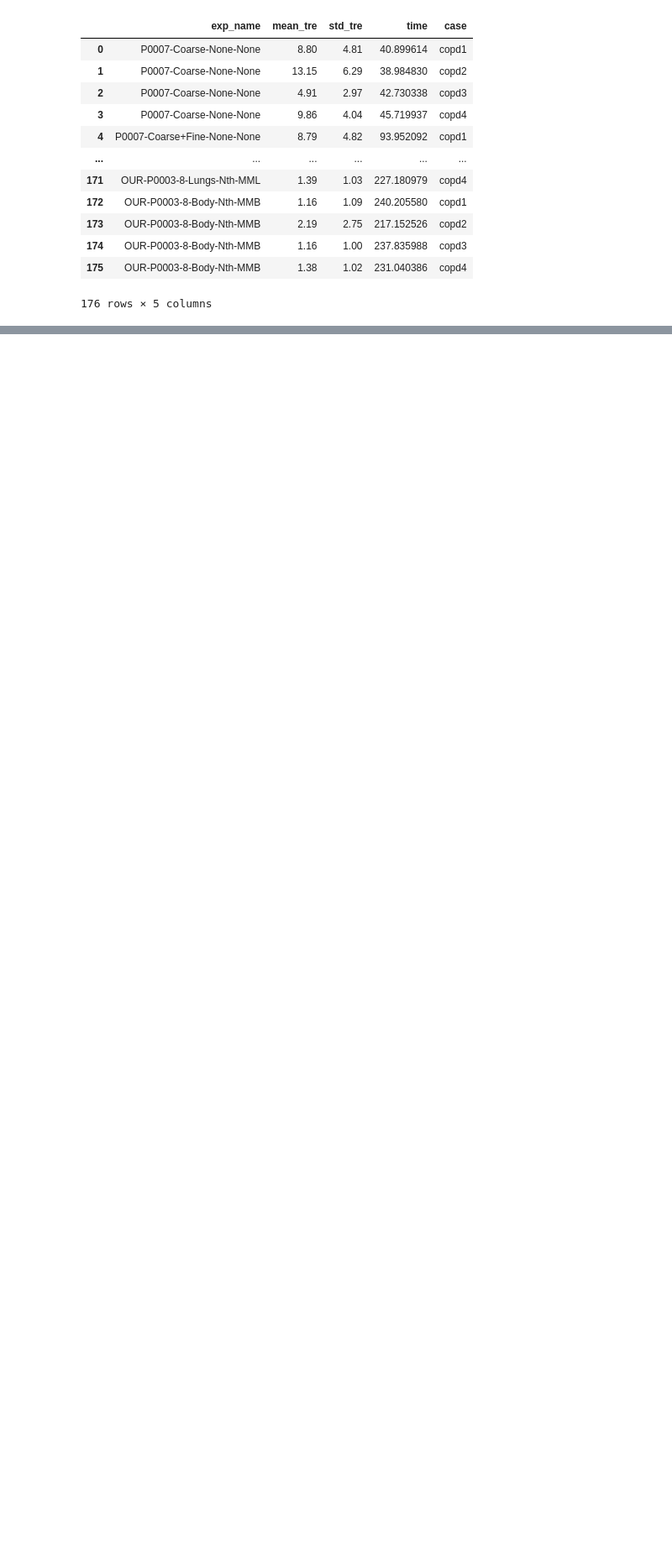
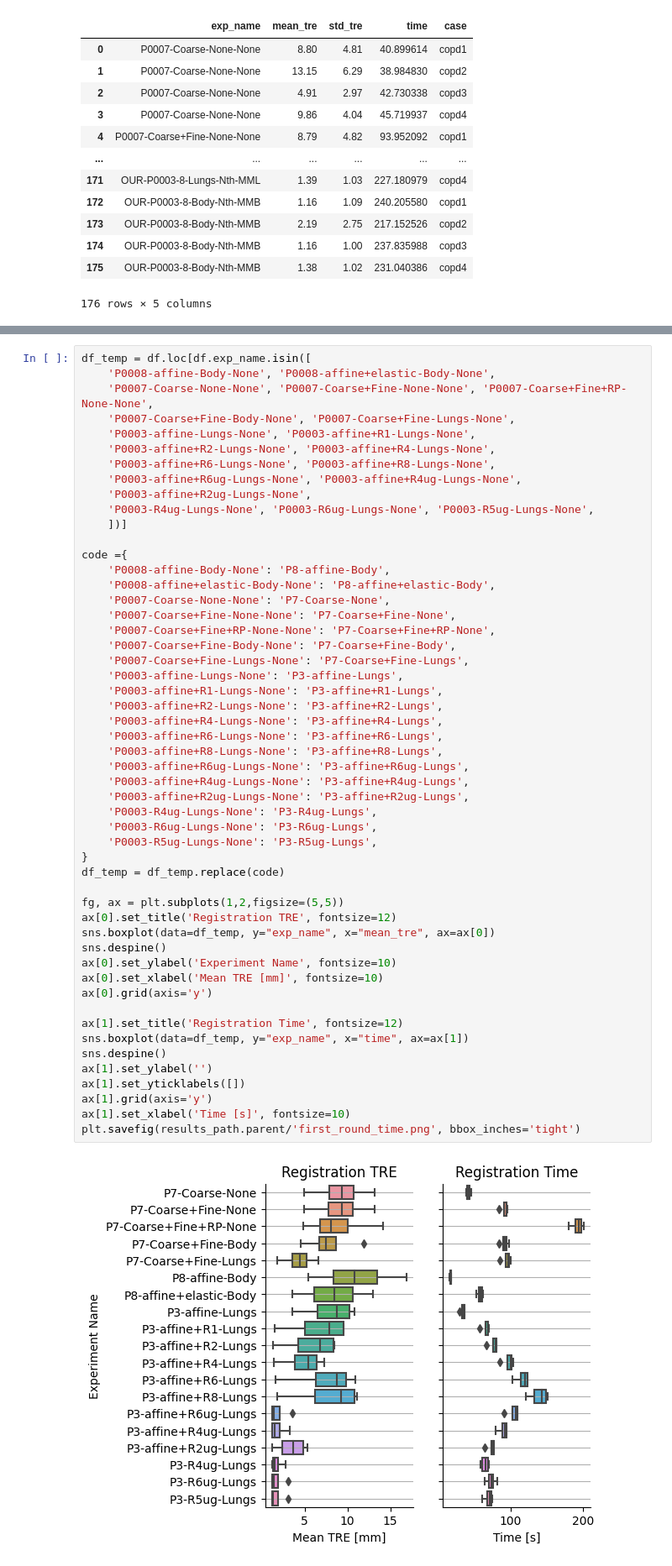
Before and after one commit to joaco18/mira_final_project, a Jupyter notebook: notebooks/develop_elastix.ipynb, the cells around one changed output, grey strips where cells are left out. Shown at 84% size. Cells and saved outputs as stored; diff of their text form; blank space fills up the shorter version.

```diff
--- a/notebooks/develop_elastix.ipynb
+++ b/notebooks/develop_elastix.ipynb
@@ -1997,0 +2074,54 @@ df
+# %%
+df_temp = df.loc[df.exp_name.isin([
+    'P0008-affine-Body-None', 'P0008-affine+elastic-Body-None',
+    'P0007-Coarse-None-None', 'P0007-Coarse+Fine-None-None', 'P0007-Coarse+Fine+RP-None-None',
+    'P0007-Coarse+Fine-Body-None', 'P0007-Coarse+Fine-Lungs-None',
+    'P0003-affine-Lungs-None', 'P0003-affine+R1-Lungs-None',
+    'P0003-affine+R2-Lungs-None', 'P0003-affine+R4-Lungs-None',
+    'P0003-affine+R6-Lungs-None', 'P0003-affine+R8-Lungs-None',
+    'P0003-affine+R6ug-Lungs-None', 'P0003-affine+R4ug-Lungs-None',
+    'P0003-affine+R2ug-Lungs-None',
+    'P0003-R4ug-Lungs-None', 'P0003-R6ug-Lungs-None', 'P0003-R5ug-Lungs-None',
+    ])]
+
+code ={
+    'P0008-affine-Body-None': 'P8-affine-Body',
+    'P0008-affine+elastic-Body-None': 'P8-affine+elastic-Body',
+    'P0007-Coarse-None-None': 'P7-Coarse-None',
+    'P0007-Coarse+Fine-None-None': 'P7-Coarse+Fine-None',
+    'P0007-Coarse+Fine+RP-None-None': 'P7-Coarse+Fine+RP-None',
+    'P0007-Coarse+Fine-Body-None': 'P7-Coarse+Fine-Body',
+    'P0007-Coarse+Fine-Lungs-None': 'P7-Coarse+Fine-Lungs',
+    'P0003-affine-Lungs-None': 'P3-affine-Lungs',
+    'P0003-affine+R1-Lungs-None': 'P3-affine+R1-Lungs',
+    'P0003-affine+R2-Lungs-None': 'P3-affine+R2-Lungs',
+    'P0003-affine+R4-Lungs-None': 'P3-affine+R4-Lungs',
+    'P0003-affine+R6-Lungs-None': 'P3-affine+R6-Lungs',
+    'P0003-affine+R8-Lungs-None': 'P3-affine+R8-Lungs',
+    'P0003-affine+R6ug-Lungs-None': 'P3-affine+R6ug-Lungs',
+    'P0003-affine+R4ug-Lungs-None': 'P3-affine+R4ug-Lungs',
+    'P0003-affine+R2ug-Lungs-None': 'P3-affine+R2ug-Lungs',
+    'P0003-R4ug-Lungs-None': 'P3-R4ug-Lungs',
+    'P0003-R6ug-Lungs-None': 'P3-R6ug-Lungs',
+    'P0003-R5ug-Lungs-None': 'P3-R5ug-Lungs',
+}
+df_temp = df_temp.replace(code)
+
+fg, ax = plt.subplots(1,2,figsize=(5,5))
+ax[0].set_title('Registration TRE', fontsize=12)
+sns.boxplot(data=df_temp, y="exp_name", x="mean_tre", ax=ax[0])
+sns.despine()
+ax[0].set_ylabel('Experiment Name', fontsize=10)
+ax[0].set_xlabel('Mean TRE [mm]', fontsize=10)
+ax[0].grid(axis='y')
+
+ax[1].set_title('Registration Time', fontsize=12)
+sns.boxplot(data=df_temp, y="exp_name", x="time", ax=ax[1])
+sns.despine()
+ax[1].set_ylabel('')
+ax[1].set_yticklabels([])
+ax[1].grid(axis='y')
+ax[1].set_xlabel('Time [s]', fontsize=10)
+plt.savefig(results_path.parent/'first_round_time.png', bbox_inches='tight')
+# %% [output]
+[figure, added]
```
Also changed, not shown: parts of 15 cells of this notebook.
